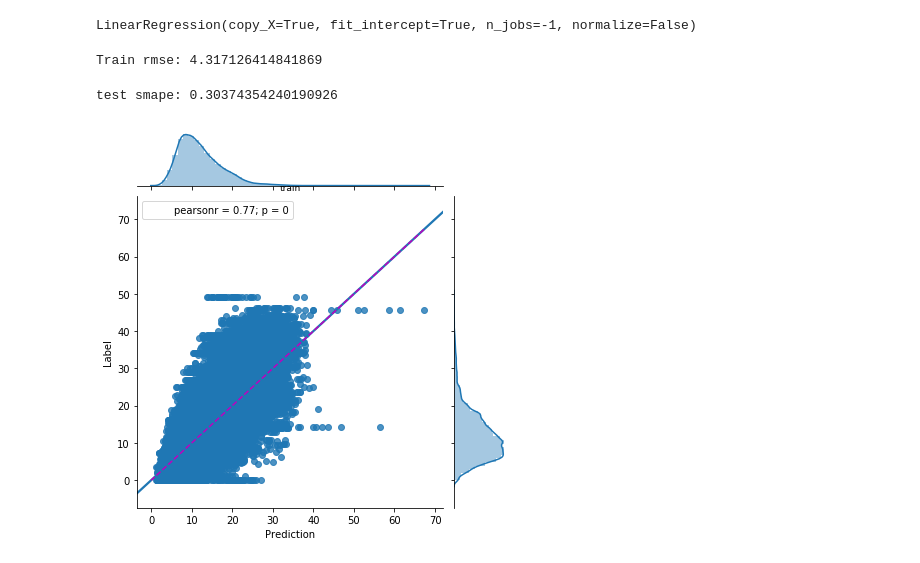
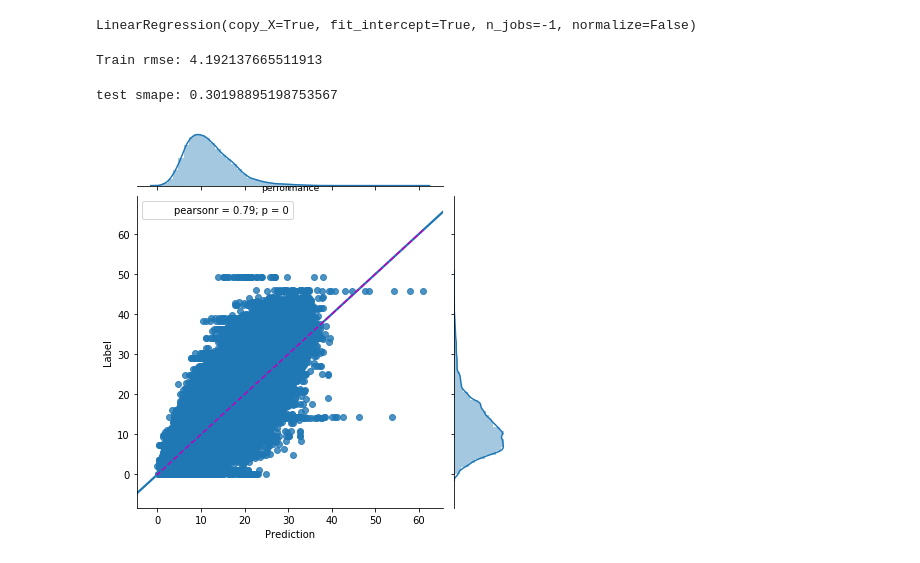
Before and after one commit to data-mining-not-found/air-quality-prediction, a Jupyter notebook: Released code/Version_2_0/10_model_ensemble.ipynb, the cells around one changed output. Saved outputs shown, nothing was run; the diff lists cells and outputs as text; code cells hidden in the pictures.

```diff
--- a/Released code/Version_2_0/10_model_ensemble.ipynb
+++ b/Released code/Version_2_0/10_model_ensemble.ipynb
@@ -54,8 +54,7 @@ def model_performance_sc_plot(predictions, labels, title):
     plt.show()
 # %%
 gbm = read_pkl("London/lightgbm_PM25.model")
-lr = read_pkl("London/lr_PM25.model")
-knn  = read_pkl("London/knn_PM25.model")
+lr = read_pkl("London/LR_PM251.model")
 xgb = read_pkl("London/xgboost_PM25.model")
 # %% [output]
 This means that in case of installing LightGBM from PyPI via the ``pip install lightgbm`` command, you don't need to install the gcc compiler anymore.
@@ -149,12 +161,12 @@ final_predictions = meta_model.predict(first_level_test)
 # %%
 print('Train rmse:', np.sqrt(mean_squared_error(ensemble_pred, train_Y_PM25)))
 # %% [output]
-Train rmse: 4.317126414841869
+Train rmse: 4.192137665511913
 # %%
 print('test smape:', np.mean(np.abs(train_Y_PM25 - ensemble_pred) / (train_Y_PM25 + ensemble_pred) * 2))
 # %% [output]
-test smape: 0.30374354240190926
+test smape: 0.30198895198753567
 # %%
-model_performance_sc_plot(ensemble_pred, train_Y_PM25, 'train')
+model_performance_sc_plot(ensemble_pred, train_Y_PM25, 'performance')
 # %% [output]
-[figure, old version]
+[figure, new version]
```
Also changed, not shown: parts of 20 cells of this notebook, 5 other files.
